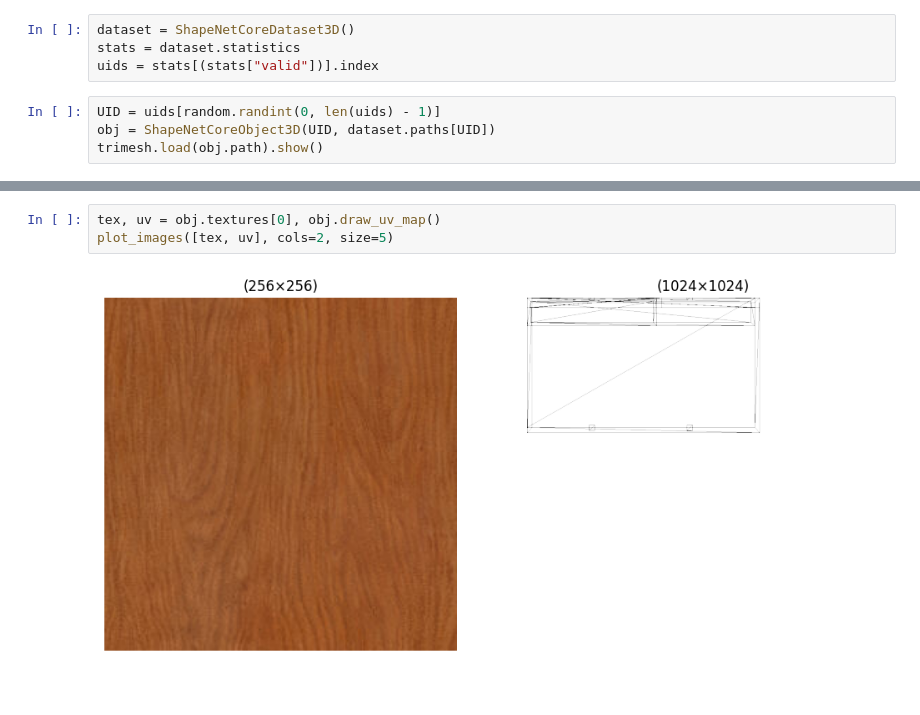
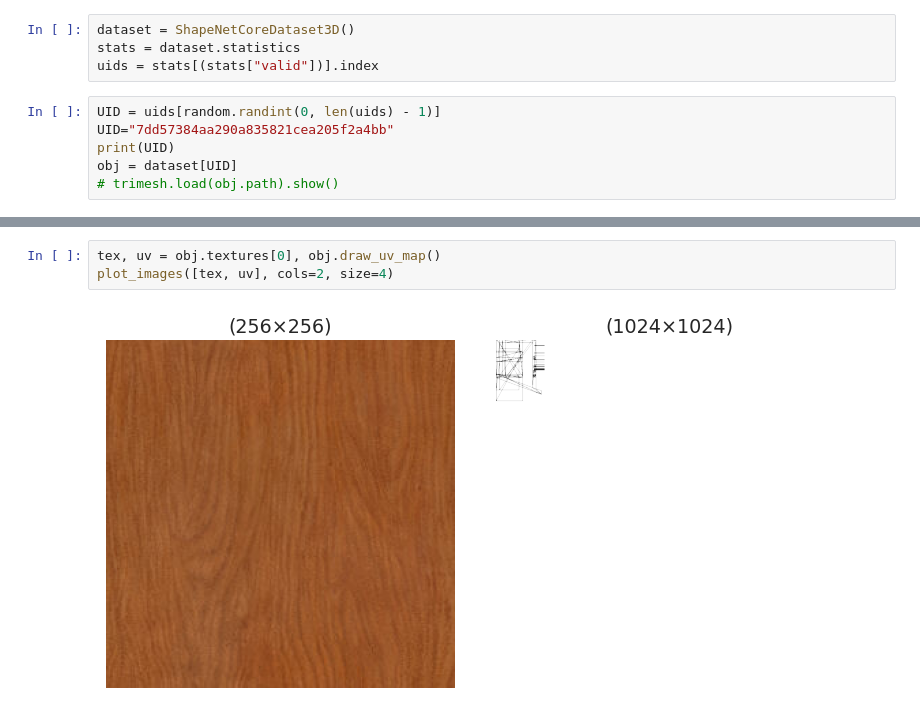
Before and after one commit to MrPio/Texture-Anything, a Jupyter notebook: 4-enhance_dataset/4.1-Regenerate_UV_Maps.ipynb, the cells around one changed output, grey strips where cells are left out. Cells and saved outputs as stored; diff of their text form; blank space fills up the shorter version.

```diff
--- a/4-enhance_dataset/4.1-Regenerate_UV_Maps.ipynb
+++ b/4-enhance_dataset/4.1-Regenerate_UV_Maps.ipynb
@@ -21,6 +23,8 @@ stats = dataset.statistics
 uids = stats[(stats["valid"])].index
 # %%
 UID = uids[random.randint(0, len(uids) - 1)]
-obj = ShapeNetCoreObject3D(UID, dataset.paths[UID])
-trimesh.load(obj.path).show()
+UID="7dd57384aa290a835821cea205f2a4bb"
+print(UID)
+obj = dataset[UID]
+# trimesh.load(obj.path).show()
 # %% [output]
@@ -29,6 +35,6 @@ OBJ import of 'model_normalized.obj' took 6.54 ms
 # %%
 tex, uv = obj.textures[0], obj.draw_uv_map()
-plot_images([tex, uv], cols=2, size=5)
+plot_images([tex, uv], cols=2, size=4)
 # %% [output]
-[figure, old version]
+[figure, new version]
 # %%
```
Also changed, not shown: parts of 5 cells of this notebook, 5 other files.
